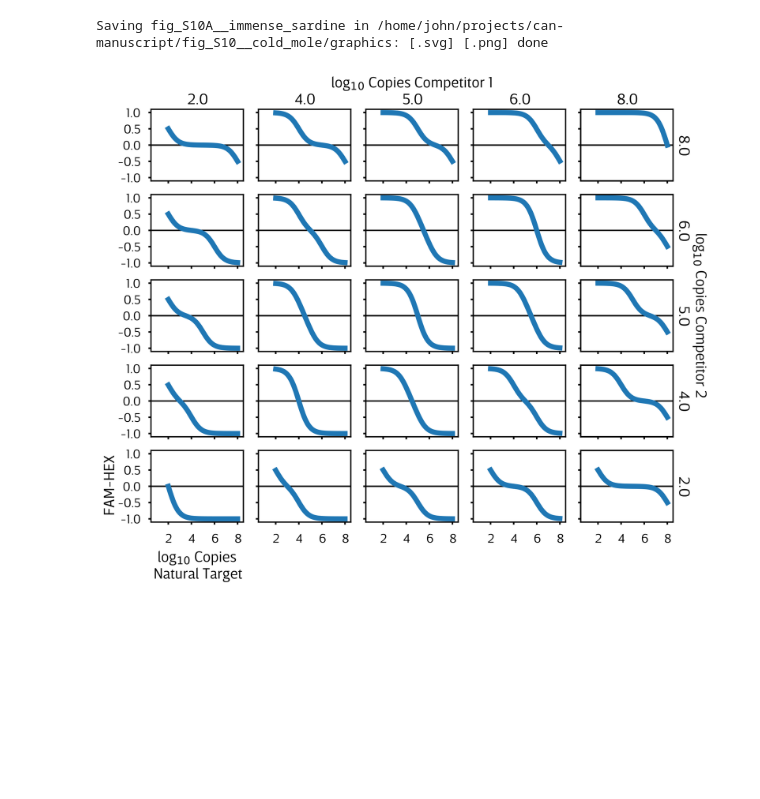
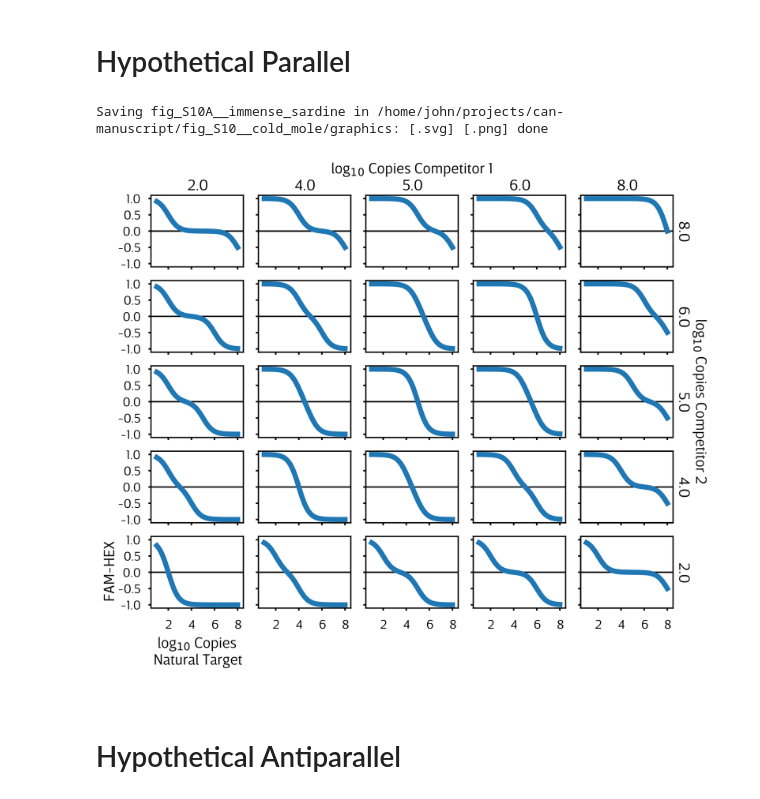
Before and after one commit to JohnGoertz/can-manuscript, a Jupyter notebook: fig_S10__cold_mole/code/fig_S10__cold_mole__ODE_Model_redundant.ipynb, the cells around one changed output. Saved outputs shown, nothing was run; the diff lists cells and outputs as text; code cells hidden in the pictures; blank space fills up the shorter version.

```diff
--- a/fig_S10__cold_mole/code/fig_S10__cold_mole__ODE_Model_redundant.ipynb
+++ b/fig_S10__cold_mole/code/fig_S10__cold_mole__ODE_Model_redundant.ipynb
@@ -48,7 +63,7 @@ mar_b = 0.275 + 0.2
 ax_space = 0.075
 
 
-def format_sns_axes(fig, axs, axes_dict, xticks, xlim, ylim=None, width=width, height=height, mar_b=mar_b, mar_l=mar_l, mar_r=mar_r, mar_t=mar_t, ax_space=ax_space):
+def format_sns_axes(fig, axs, axes_dict, xticks, xlim, ylim=None, width=width, height=height, mar_b=mar_b, mar_l=mar_l, mar_r=mar_r, mar_t=mar_t, ax_space=ax_space, hline=True):
     fig.set_size_inches((width, height))
 
     ylim = ylim or [-1.1, 1.1]
@@ -67,7 +82,8 @@ def format_sns_axes(fig, axs, axes_dict, xticks, xlim, ylim=None, width=width, h
         ax.set_xlabel(ax.get_xlabel(), fontsize=labelsize, labelpad=2)
         # if i > 0:
         #     ax.yaxis.set_tick_params(length=0)
-        ax.axhline(0, color="k", linestyle="-", linewidth=0.5, zorder=-1)
+        if hline:
+            ax.axhline(0, color="k", linestyle="-", linewidth=0.5, zorder=-1)
 
     for (row, col), ax in axes_dict.items():
         ax.set_title("")
@@ -134,11 +150,13 @@ def sym_bipartite(
     ref_rate,
     ref_lgQ,
     wt_rate=0.9,
-    wt_start=2,
+    wt_pts = None,
+    wt_start=1,
     wt_end=8,
     n_points=100,
     ref_drift=0,
     wt_drift=0,
+    wt_lgQ_fun=None,
 ):
 
     rxn_b.oligo("WT").rate = wt_rate
@@ -149,9 +167,15 @@ def sym_bipartite(
 
     rxn_b.oligo("REF").copies = 10**ref_lgQ
 
-    wt_lgQ = np.linspace(wt_start, wt_end, n_points)
+    if wt_pts is not None:
+        wt_lgQ = wt_pts
+    else:
+        wt_lgQ = np.linspace(wt_start, wt_end, n_points)
 
-    arrays = [wt_lgQ]
+    if wt_lgQ_fun is not None:
+        arrays = [wt_lgQ_fun(wt_lgQ)]
+    else:
+        arrays = [wt_lgQ]
     grids = jnp.meshgrid(*arrays)
     pts = jnp.vstack([grid.ravel() for grid in grids]).T
 
@@ -161,34 +201,38 @@ def sym_bipartite(
+# %% [markdown]
+# Hypothetical Parallel
 # %%
 fig, axs = plt.subplots(5, 5, figsize=(15, 15), sharex=True, sharey=True)
 axes_dict = {
     (row, col): axs[i, j]
     for i, row in enumerate([2, 4, 5, 6, 8][::-1])
     for j, col in enumerate([2, 4, 5, 6, 8])
 }
 
-for (ref2_lgQ, ref1_lgQ), ax in axes_dict.items():
+for (rf2_lgQ, rf1_lgQ), ax in axes_dict.items():
         wt_lgQ, sol1 = sym_bipartite(
             ref_rate=1.0,
-            ref_lgQ=ref1_lgQ,
+            ref_lgQ=rf1_lgQ,
             wt_rate=1.0,
         )
         wt_lgQ, sol2 = sym_bipartite(
             ref_rate=1.0,
-            ref_lgQ=ref2_lgQ,
+            ref_lgQ=rf2_lgQ,
             wt_rate=1.0,
         )
         ax.plot(wt_lgQ, -(sol1+sol2)/2)
 
         ax.axhline(0, color="k", linestyle="-", linewidth=0.5, zorder=-1)
 
 format_sns_axes(fig, axs, axes_dict, xticks=[2, 4, 6, 8], xlim=[0.5, 8.5])
 axs[-1, 0].set_xlabel(r"log$_{10}$ Copies"+"\nNatural Target", fontsize=labelsize, labelpad=2)
 axs[-1, 0].set_ylabel("FAM-HEX", fontsize=labelsize)
 
 savefig(plt.gcf(), alias="immense_sardine")
 # %% [output]
 Saving fig_S10A__immense_sardine in /home/john/projects/can-manuscript/fig_S10__cold_mole/graphics: [.svg] [.png] done
-[figure, old version]
+[figure, new version]
+# %% [markdown]
+# Hypothetical Antiparallel
 # %%
 fig, axs = plt.subplots(5, 5, figsize=(15, 15), sharex=True, sharey=True)
 axes_dict = {
```
Also changed, not shown: parts of 16 cells of this notebook, 38 other files.
